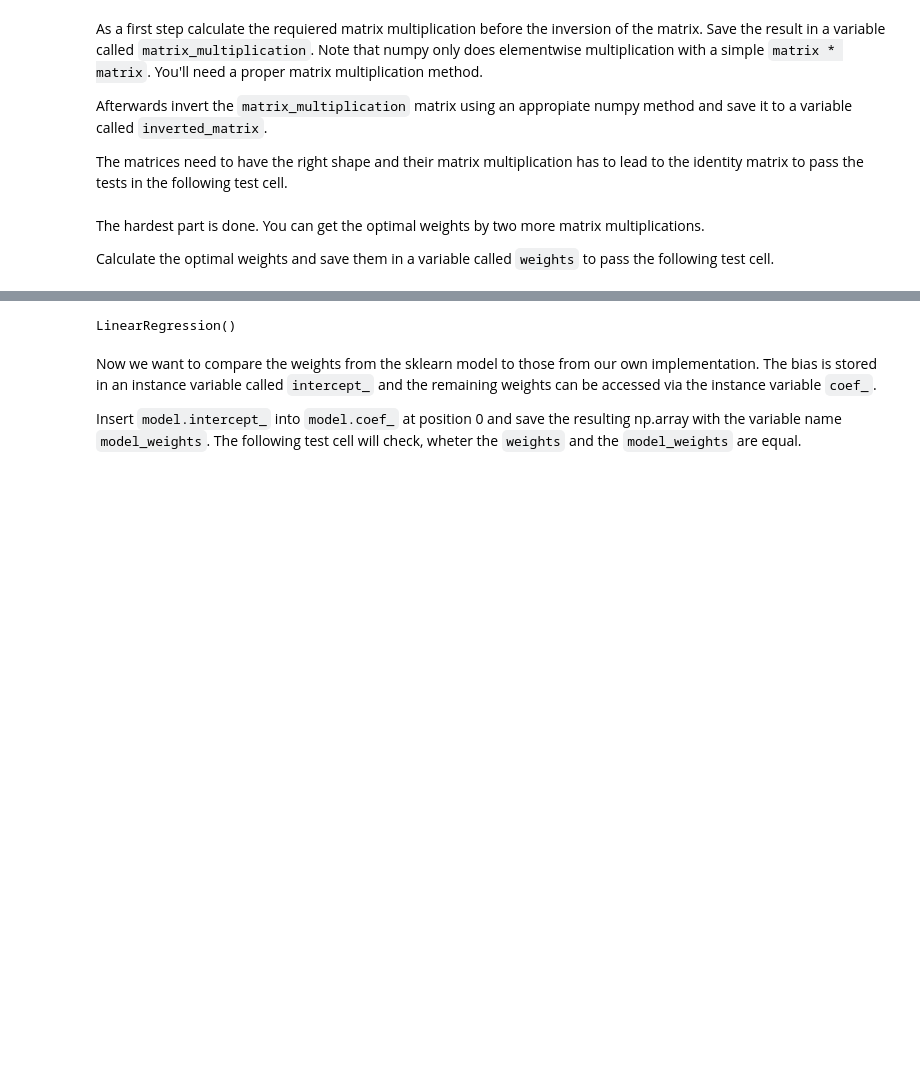
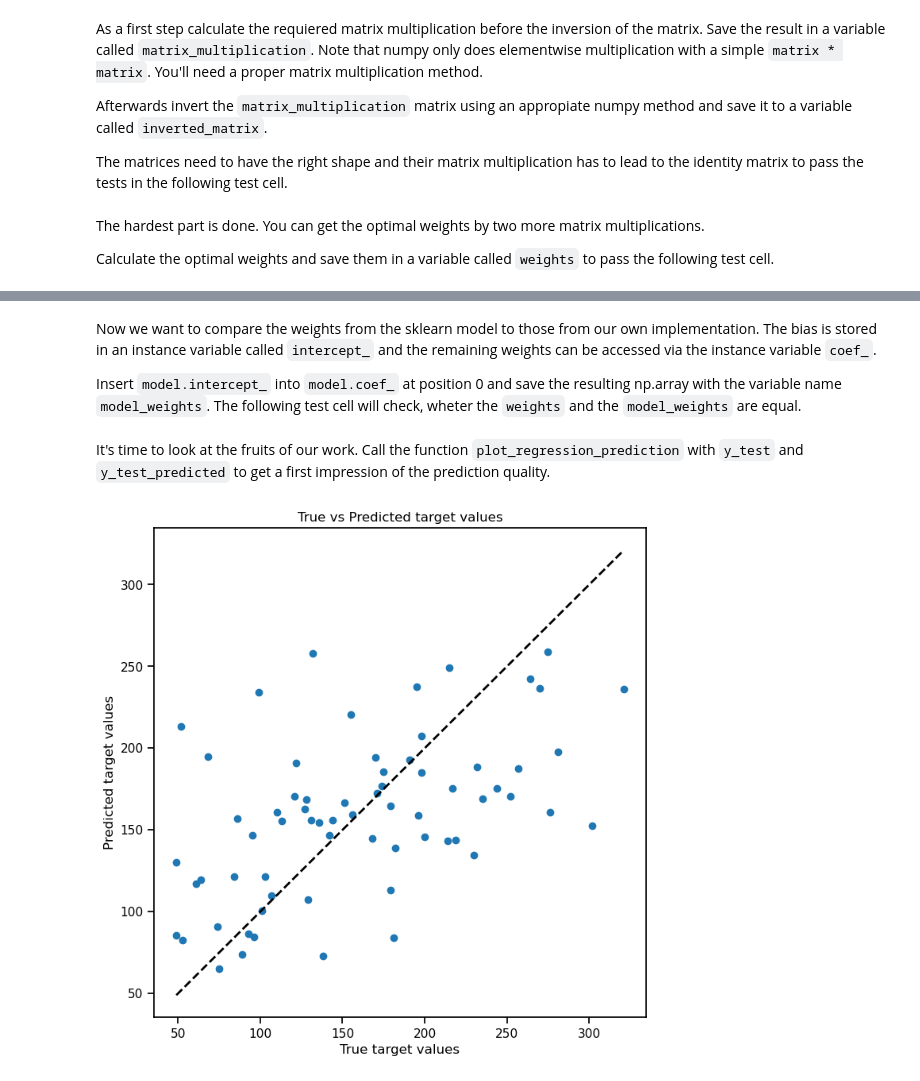
Before and after one commit to Tacitus523/ml4chem, a Jupyter notebook: Regression/1.3_RegressionSolution.ipynb, the cells around one changed output, grey strips where cells are left out. Cells and saved outputs as stored; diff of their text form; code cells hidden in the pictures; blank space fills up the shorter version.

Commit message:
Regression Solution done, Exercise cleaned

```diff
--- a/Regression/1.3_RegressionSolution.ipynb
+++ b/Regression/1.3_RegressionSolution.ipynb
@@ -48,3 +51,10 @@ diabetes_dataframe["target"] = diabetes_targets
 To validate your model in the end you will need a separate test set. Therefore you should split your data in two random subsets for training and testing now. Your test set should contain 15% of your total dataset. Also make sure, that both your subsets have the expected sample size.
 
 Assign features and labels of your subsets to the variables `X_train, X_test, y_train, y_test`. To pass the test cell the sample size and amount of features has to be correct.
+# %%
+X_train: np.ndarray
+X_test: np.ndarray
+y_train: np.ndarray
+y_test: np.ndarray
+
+X_train, X_test, y_train, y_test = train_test_split(diabetes_features, diabetes_targets, test_size=0.15, random_state=0)
@@ -145,8 +174,7 @@ Create a linear regression model called `model` and train it with the original d
 # %%
 model: LinearRegression = LinearRegression()
-model.fit(diabetes_features, diabetes_targets)
+model.fit(X_train, y_train)
+y_test_predicted: np.ndarray = model.predict(X_test)
-# %% [output]
-LinearRegression()
 # %%
 # Test cell
 
@@ -165 +199,17 @@ assert model_weights.shape == (diabetes_features.shape[1] + 1,), "The shape of m
 assert np.allclose(weights, model_weights), "The weights of the model are incorrect"
+# %% [markdown]
+It's time to look at the fruits of our work. Call the function `plot_regression_prediction` with `y_test` and `y_test_predicted` to get a first impression of the prediction quality.
+# %%
+def plot_regression_predictions(y_true: np.ndarray, y_predicted: np.ndarray) -> None:
+    plt.figure(figsize=(8, 8))
+    sns.set_context("notebook")
+    plt.scatter(y_true, y_predicted)
+    plt.plot([y_true.min(), y_true.max()], [y_true.min(), y_true.max()], 'k--', lw=2)
+    plt.xlabel("True target values")
+    plt.ylabel("Predicted target values")
+    plt.title("True vs Predicted target values")
+    plt.show()
+
+plot_regression_predictions(y_test, y_test_predicted)
+# %% [output]
+[figure, added]
```
Also changed, not shown: parts of 35 cells of this notebook, 2 other files.
